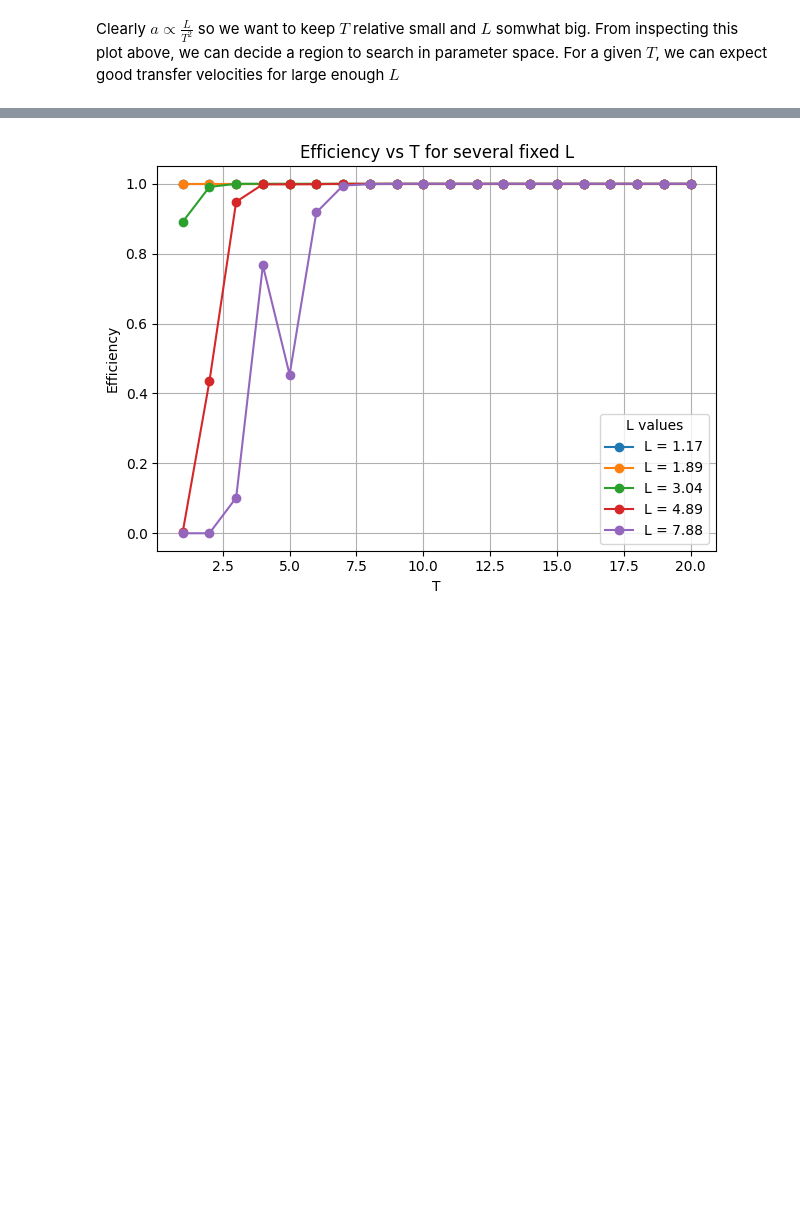
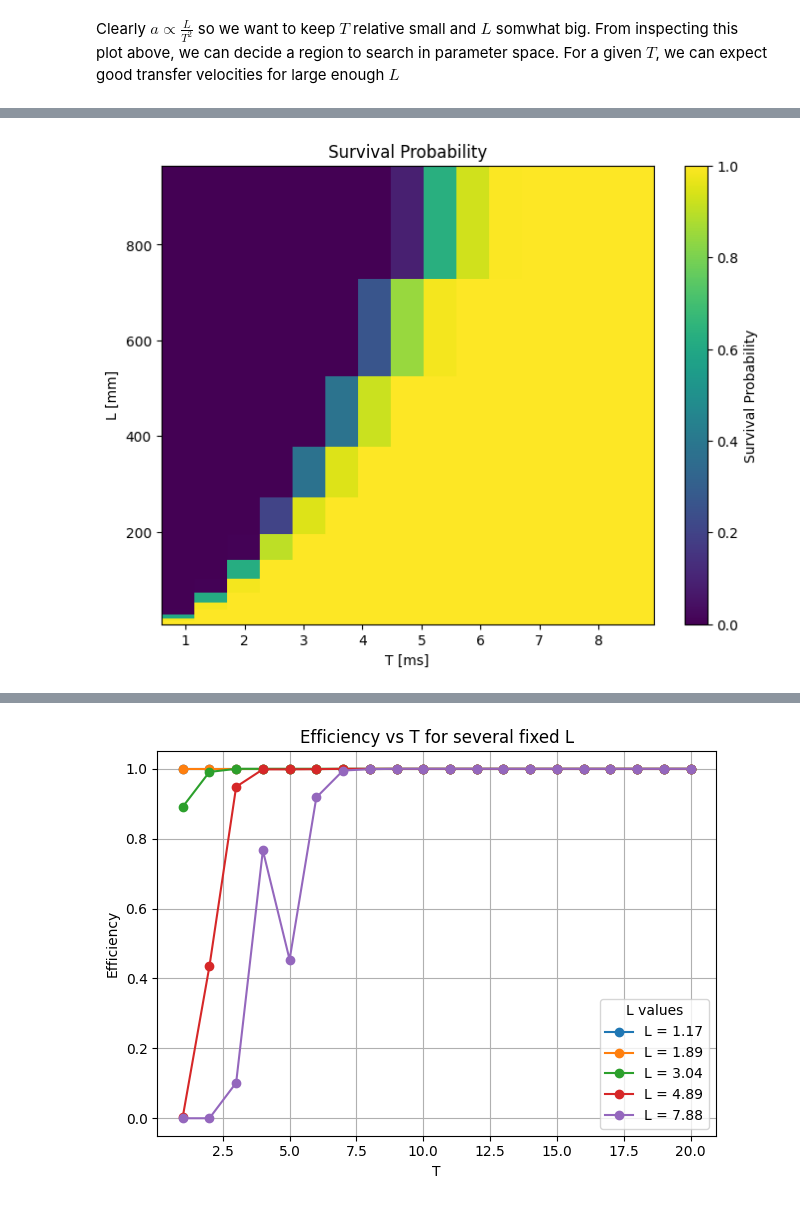
Before and after one commit to jorgegponce/sr-conveyor-belt, a Jupyter notebook: 1D_transport_simulation.ipynb, the cells around one changed output, grey strips where cells are left out. Drawn from its saved outputs; the diff is of its cells as text; code cells hidden in the pictures; blank space fills up the shorter version.

Commit message:
plots efficiency in the LT grid

```diff
--- a/1D_transport_simulation.ipynb
+++ b/1D_transport_simulation.ipynb
@@ -212,7 +212,7 @@ class LatticeTransportSimulator:
             y0=state_vector,
             args=(gamma, L, T),
             saveat=saveat,
-            max_steps=1000_000
+            max_steps=1000_000_000
         )
 
         return sol
@@ -384,8 +384,8 @@ Clearly $a \propto \frac{L}{T^2}$ so we want to keep $T$ relative small and $L$
 gamma = 1.5625
 
 # Create grids
-L_vals = jnp.logspace(5, 7, 25)
-T_vals = jnp.linspace(1000, 10_000, 25)
+L_vals = jnp.logspace(5, 7, 15)
+T_vals = jnp.linspace(1000, 10_000, 15)
 
 
 # Allocate result array
@@ -409,6 +409,8 @@ for i, L in enumerate(tqdm(L_vals, desc="L loop")):
 
         # And we analyze
         total_particles, trapped_status, trapped_count, efficiency, final_velocities, T_final_dimensionless, delta_T, absolute_delta_T = analyze_results(solutions)
+
+        efficiencies = efficiencies.at[i, j].set(efficiency)
 
         results[f'L_{L:.6f}_T_{T:.6f}_gamma_{gamma:.6f}'] = {
             'L': L,
@@ -535,0 +454,31 @@ Trying transport parameters L = 0.009999999776482582, T = 3.0, gamma = 1.5625
+# %%
+df_results = df_results.astype({
+    "L": "float64",
+    "T": "float64",
+    "gamma": "float64",
+    "efficiency": "float64",
+    "T_final_tilde": "float64",
+    "delta_T_tilde": "float64",
+    "absolute_delta_T_uK": "float64",
+    "trapped_count": "int64",
+    "total_particles": "int64"
+})
+# %%
+# Pivot into 2D grid (rows=L, cols=T)
+Z = df_results.pivot(index="L", columns="T", values="efficiency")
+
+# Get grid coordinates
+T_grid = Z.columns.values
+L_grid = Z.index.values
+
+# Now plot
+plt.figure(figsize=(8, 6))
+plt.pcolormesh(T_grid * (exp.Tc * 1e-6), L_grid * (exp.Lc * 1e-6), Z.values, shading="auto", cmap="viridis")
+plt.colorbar(label="Survival Probability")
+# plt.yscale("log")
+plt.xlabel("T [ms]")
+plt.ylabel("L [mm]")
+plt.title("Survival Probability")
+plt.show()
+# %% [output]
+[figure, added]
```
Also changed, not shown: parts of 6 cells of this notebook, 4 other files.
